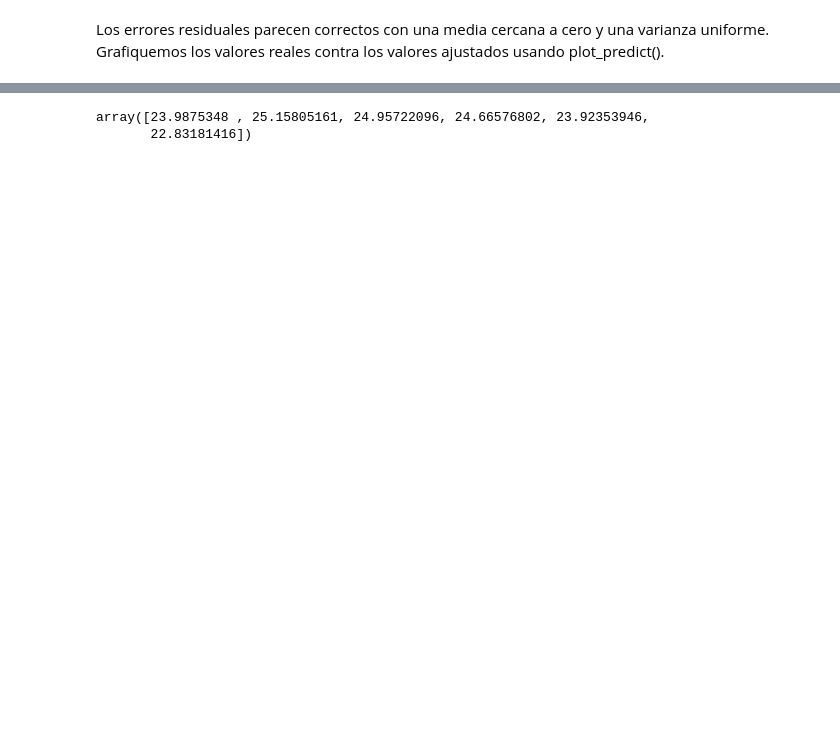
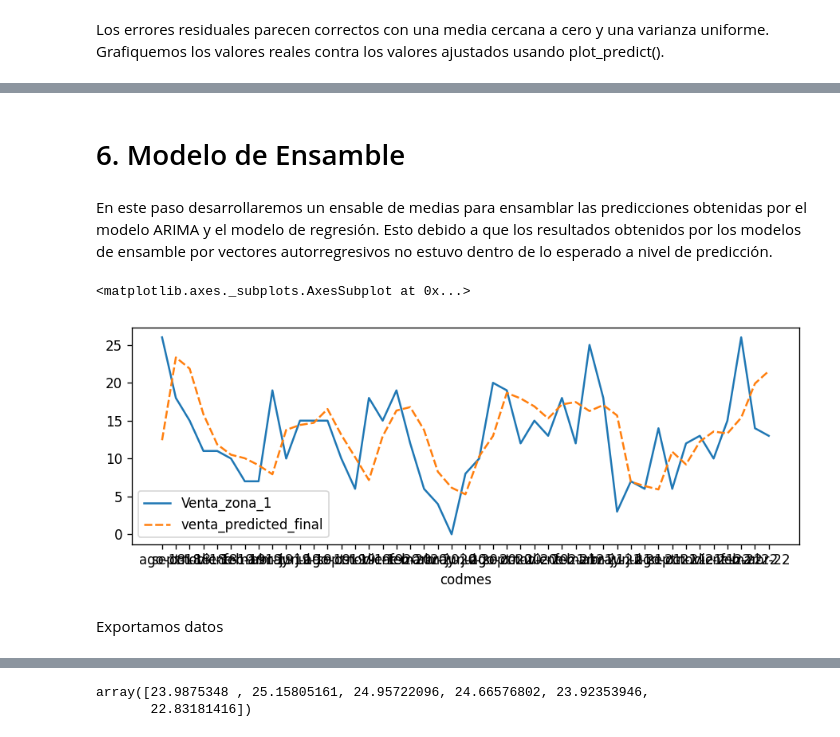
Before and after one commit to JCaballerot/Consultoria_ASEI, a Jupyter notebook: Model_development/Miraflores/modelDevelopment_zona1_M_rev.ipynb, the cells around one changed output, grey strips where cells are left out. Cells and saved outputs as stored; diff of their text form; code cells hidden in the pictures; blank space fills up the shorter version.

```diff
--- a/Model_development/Miraflores/modelDevelopment_zona1_M_rev.ipynb
+++ b/Model_development/Miraflores/modelDevelopment_zona1_M_rev.ipynb
@@ -433,2 +523,17 @@ sns.lineplot(data = data_res[[target, 'venta_predicted_final']])
+# %% [markdown]
+# 6. Modelo de Ensamble
+# %% [markdown]
+En este paso desarrollaremos un ensable de medias para ensamblar las predicciones obtenidas por el modelo ARIMA y el modelo de regresión. Esto debido a que los resultados obtenidos por los modelos de ensamble por vectores autorregresivos no estuvo dentro de lo esperado a nivel de predicción.
+# %%
+
+data_res = data.copy()
+data_res['venta_predicted_final'] = (data_res.venta_predicted + data_res.macro_pred)/2
+
+sns.lineplot(data = data_res[[target, 'venta_predicted_final']])
+# %% [output]
+<matplotlib.axes._subplots.AxesSubplot at 0x...>
+[figure, added]
+# %% [markdown]
+Exportamos datos
 # %%
 data_res[[target, 'venta_predicted', 'macro_pred', 'venta_predicted_final']]
```
Also changed, not shown: parts of 128 cells of this notebook.
